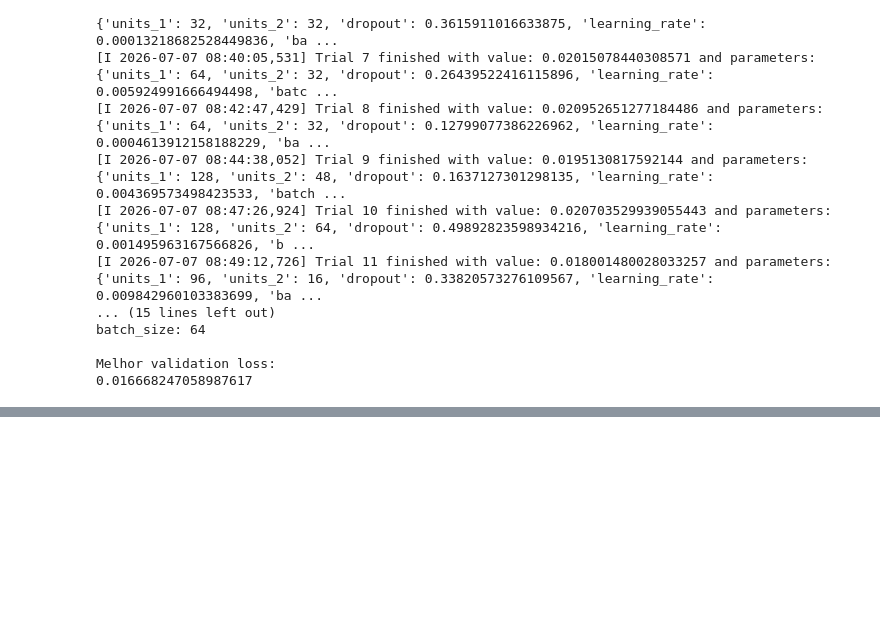
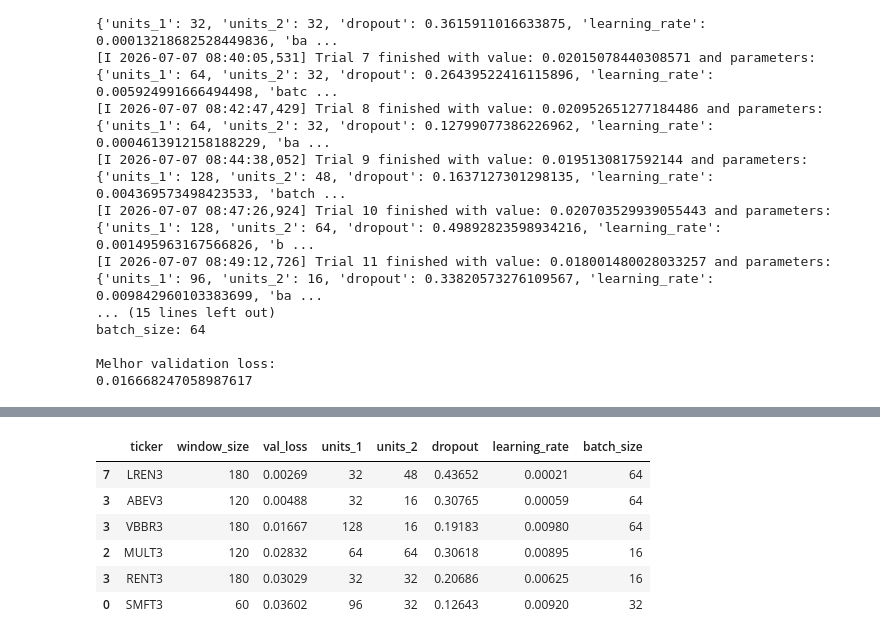
Before and after one commit to leticiafaria7/lstm-stock-predictor-api, a Jupyter notebook: 4_get_best_params_tickers.ipynb, the cells around one changed output, grey strips where cells are left out. Cells and saved outputs as stored; diff of their text form; code cells hidden in the pictures; blank space fills up the shorter version.

```diff
--- a/4_get_best_params_tickers.ipynb
+++ b/4_get_best_params_tickers.ipynb
@@ -403,0 +457,11 @@ Melhor validation loss:
+# %%
+with pd.option_context('display.float_format', '{:,.5f}'.format):
+    display(tabela_hiperparams.sort_values('val_loss').drop_duplicates(subset = 'ticker'))
+# %% [output]
+|  | ticker | window_size | val_loss | units_1 | units_2 | dropout | learning_rate | batch_size |
+| 7 | LREN3 | 180 | 0.00269 | 32 | 48 | 0.43652 | 0.00021 | 64 |
+| 3 | ABEV3 | 120 | 0.00488 | 32 | 16 | 0.30765 | 0.00059 | 64 |
+| 3 | VBBR3 | 180 | 0.01667 | 128 | 16 | 0.19183 | 0.00980 | 64 |
+| 2 | MULT3 | 120 | 0.02832 | 64 | 64 | 0.30618 | 0.00895 | 16 |
+| 3 | RENT3 | 180 | 0.03029 | 32 | 32 | 0.20686 | 0.00625 | 16 |
+| 0 | SMFT3 | 60 | 0.03602 | 96 | 32 | 0.12643 | 0.00920 | 32 |
```
Also changed, not shown: parts of 6 cells of this notebook.
